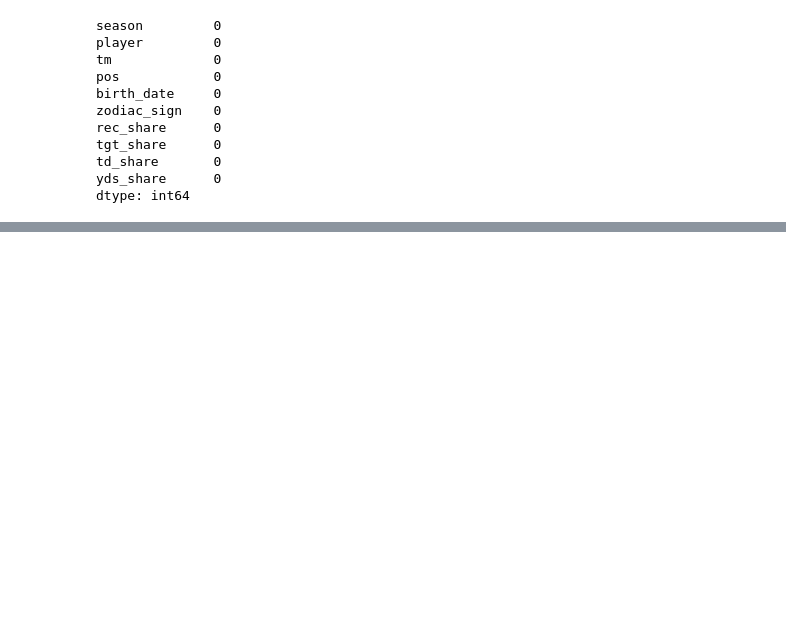
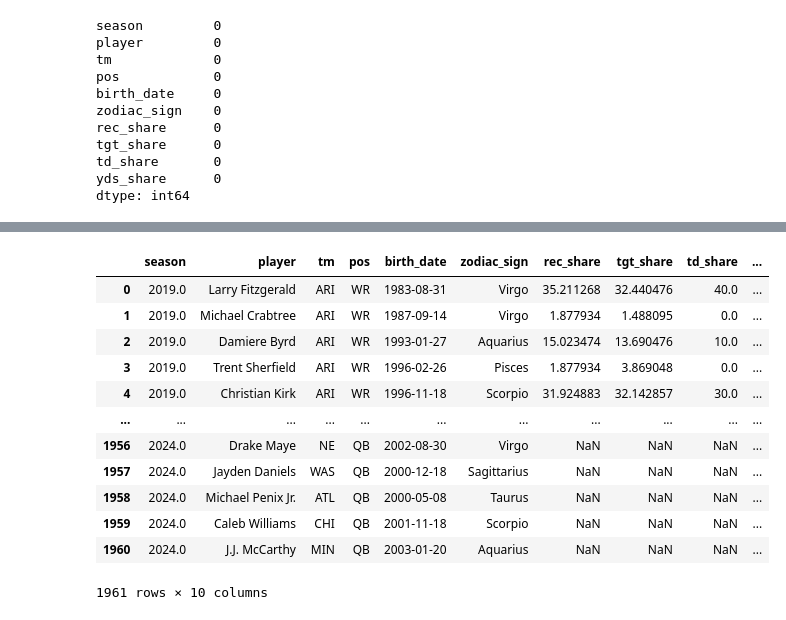
Before and after one commit to connor-pickett/2025_FinalProject_Ctrl-Alt-Defeat, a Jupyter notebook: Master_Code.ipynb, the cells around one changed output, grey strips where cells are left out. Saved outputs shown, nothing was run; the diff lists cells and outputs as text; code cells hidden in the pictures; blank space fills up the shorter version.

```diff
--- a/Master_Code.ipynb
+++ b/Master_Code.ipynb
@@ -521,0 +560,16 @@ combined_WR
+# %%
+combined_df
+# %% [output]
+|  | season | player | tm | pos | birth_date | zodiac_sign | rec_share | tgt_share | td_share | ... |
+| 0 | 2019.0 | Larry Fitzgerald | ARI | WR | 1983-08-31 | Virgo | 35.211268 | 32.440476 | 40.0 | ... |
+| 1 | 2019.0 | Michael Crabtree | ARI | WR | 1987-09-14 | Virgo | 1.877934 | 1.488095 | 0.0 | ... |
+| 2 | 2019.0 | Damiere Byrd | ARI | WR | 1993-01-27 | Aquarius | 15.023474 | 13.690476 | 10.0 | ... |
+| 3 | 2019.0 | Trent Sherfield | ARI | WR | 1996-02-26 | Pisces | 1.877934 | 3.869048 | 0.0 | ... |
+| 4 | 2019.0 | Christian Kirk | ARI | WR | 1996-11-18 | Scorpio | 31.924883 | 32.142857 | 30.0 | ... |
+| ... | ... | ... | ... | ... | ... | ... | ... | ... | ... | ... |
+| 1956 | 2024.0 | Drake Maye | NE | QB | 2002-08-30 | Virgo | NaN | NaN | NaN | ... |
+| 1957 | 2024.0 | Jayden Daniels | WAS | QB | 2000-12-18 | Sagittarius | NaN | NaN | NaN | ... |
+| 1958 | 2024.0 | Michael Penix Jr. | ATL | QB | 2000-05-08 | Taurus | NaN | NaN | NaN | ... |
+| 1959 | 2024.0 | Caleb Williams | CHI | QB | 2001-11-18 | Scorpio | NaN | NaN | NaN | ... |
+| 1960 | 2024.0 | J.J. McCarthy | MIN | QB | 2003-01-20 | Aquarius | NaN | NaN | NaN | ... |
+1961 rows × 10 columns
```
Also changed, not shown: parts of 13 cells of this notebook, 1 other file.
